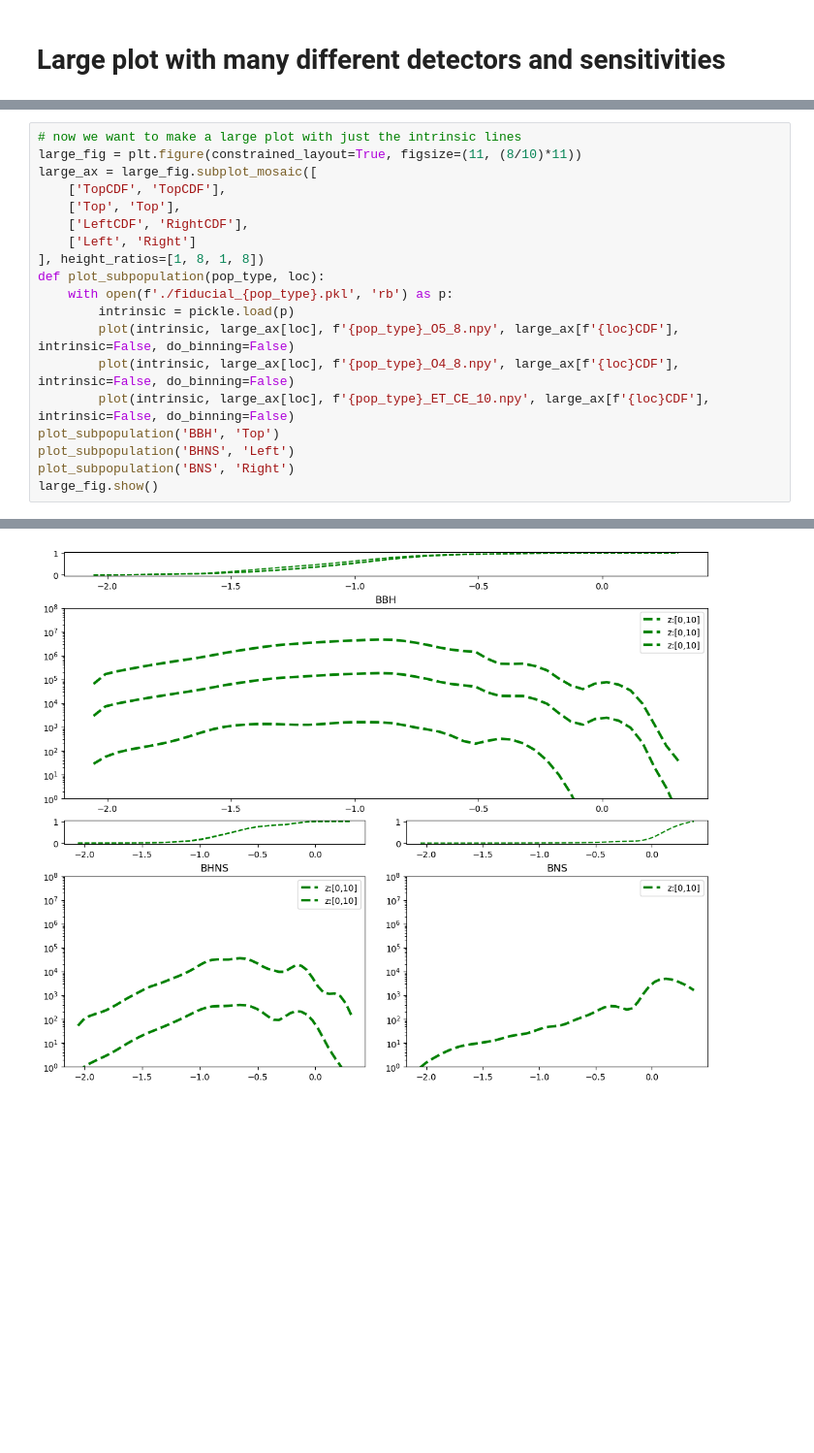
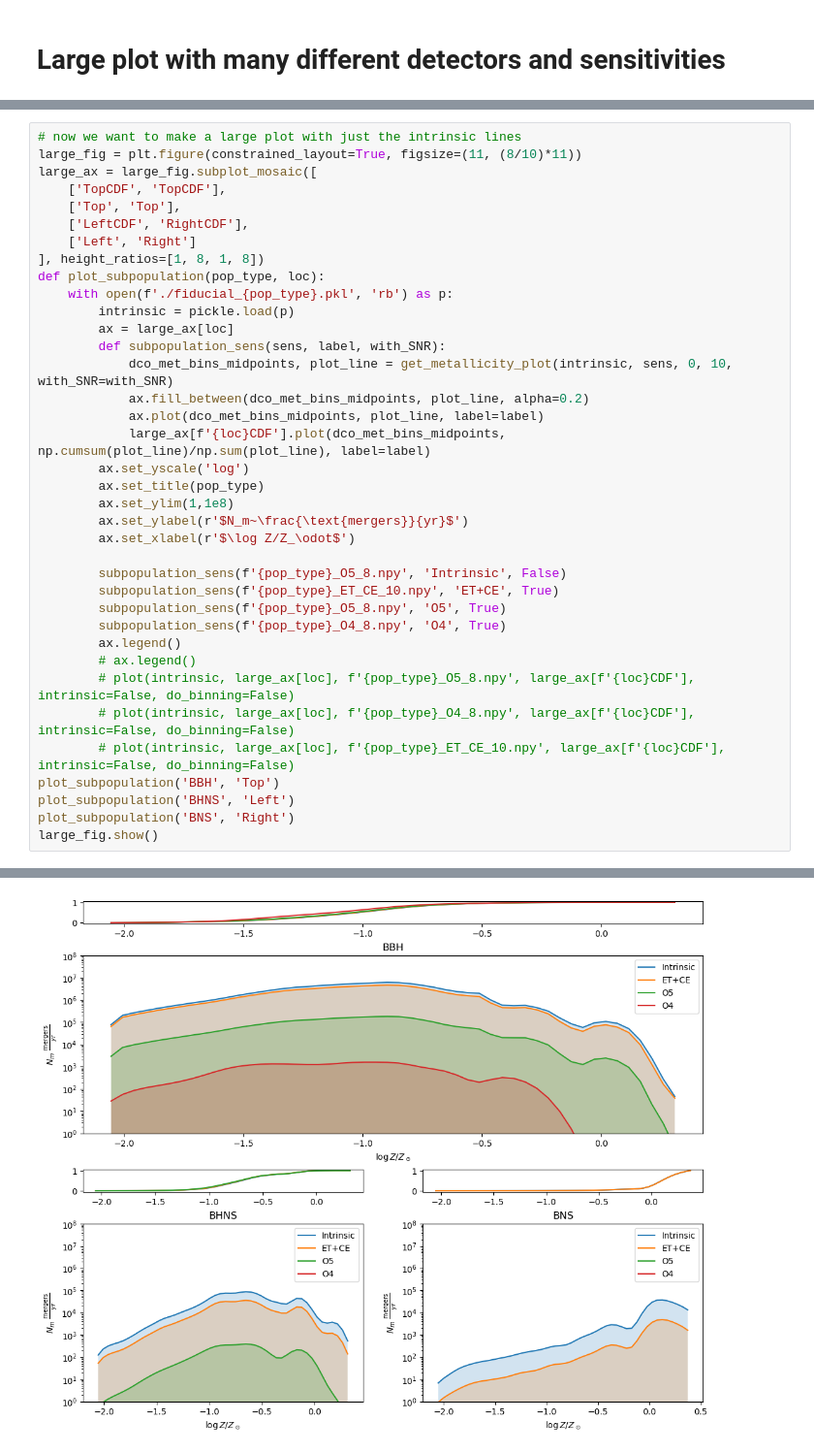
Before and after one commit to stlgolfer/metallicity_mergers, a Jupyter notebook: large_plot.ipynb, the cells around one changed output, grey strips where cells are left out. Shown at 97% size. Cells and saved outputs as stored; diff of their text form; blank space fills up the shorter version.

Commit message:
Large plot shaders

```diff
--- a/large_plot.ipynb
+++ b/large_plot.ipynb
@@ -287,9 +287,27 @@ large_ax = large_fig.subplot_mosaic([
 def plot_subpopulation(pop_type, loc):
     with open(f'./fiducial_{pop_type}.pkl', 'rb') as p:
         intrinsic = pickle.load(p)
-        plot(intrinsic, large_ax[loc], f'{pop_type}_O5_8.npy', large_ax[f'{loc}CDF'], intrinsic=False, do_binning=False)
-        plot(intrinsic, large_ax[loc], f'{pop_type}_O4_8.npy', large_ax[f'{loc}CDF'], intrinsic=False, do_binning=False)
-        plot(intrinsic, large_ax[loc], f'{pop_type}_ET_CE_10.npy', large_ax[f'{loc}CDF'], intrinsic=False, do_binning=False)
+        ax = large_ax[loc]
+        def subpopulation_sens(sens, label, with_SNR):
+            dco_met_bins_midpoints, plot_line = get_metallicity_plot(intrinsic, sens, 0, 10, with_SNR=with_SNR)
+            ax.fill_between(dco_met_bins_midpoints, plot_line, alpha=0.2)
+            ax.plot(dco_met_bins_midpoints, plot_line, label=label)
+            large_ax[f'{loc}CDF'].plot(dco_met_bins_midpoints, np.cumsum(plot_line)/np.sum(plot_line), label=label)
+        ax.set_yscale('log')
+        ax.set_title(pop_type)
+        ax.set_ylim(1,1e8)
+        ax.set_ylabel(r'$N_m~\frac{\text{mergers}}{yr}$')
+        ax.set_xlabel(r'$\log Z/Z_\odot$')
+
+        subpopulation_sens(f'{pop_type}_O5_8.npy', 'Intrinsic', False)
+        subpopulation_sens(f'{pop_type}_ET_CE_10.npy', 'ET+CE', True)
+        subpopulation_sens(f'{pop_type}_O5_8.npy', 'O5', True)
+        subpopulation_sens(f'{pop_type}_O4_8.npy', 'O4', True)
+        ax.legend()
+        # ax.legend()
+        # plot(intrinsic, large_ax[loc], f'{pop_type}_O5_8.npy', large_ax[f'{loc}CDF'], intrinsic=False, do_binning=False)
+        # plot(intrinsic, large_ax[loc], f'{pop_type}_O4_8.npy', large_ax[f'{loc}CDF'], intrinsic=False, do_binning=False)
+        # plot(intrinsic, large_ax[loc], f'{pop_type}_ET_CE_10.npy', large_ax[f'{loc}CDF'], intrinsic=False, do_binning=False)
 plot_subpopulation('BBH', 'Top')
 plot_subpopulation('BHNS', 'Left')
 plot_subpopulation('BNS', 'Right')
@@ -315 +333 @@ Complete sum is 36141.439025139276
-[figure, old version]
+[figure, new version]
```
Also changed, not shown: parts of 1 cell of this notebook.
